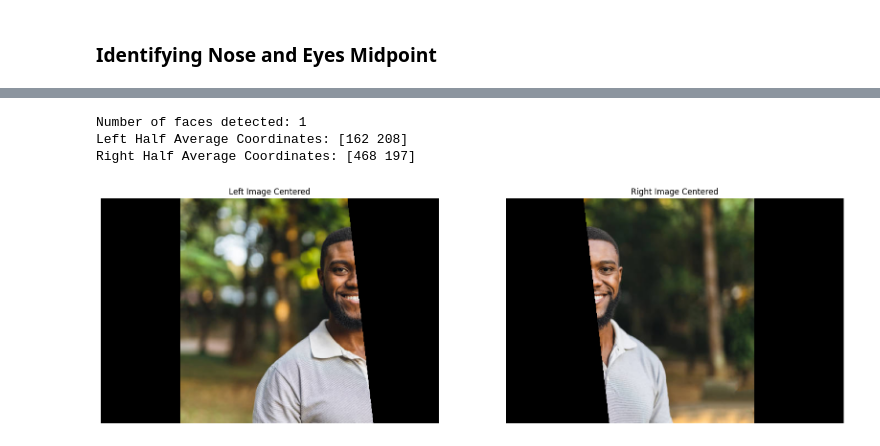
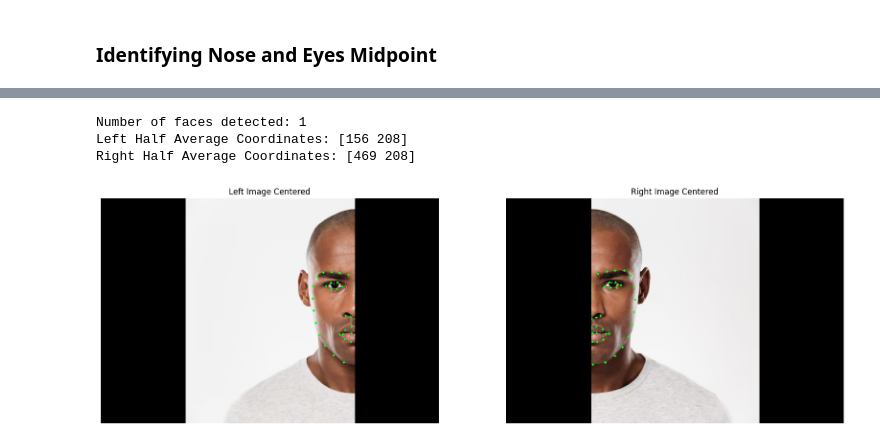
Before and after one commit to Xavaitron/Face_Detection, a Jupyter notebook: Dlib_Model/main.ipynb, the cells around one changed output, grey strips where cells are left out. Cells and saved outputs as stored; diff of their text form; code cells hidden in the pictures.

```diff
--- a/Dlib_Model/main.ipynb
+++ b/Dlib_Model/main.ipynb
@@ -7,7 +7,7 @@ import dlib
 ### Model Testing
 # %%
 PREDICTOR_PATH = "shape_predictor_68_face_landmarks.dat"
-IMAGE_PATH = "./image.png"
+IMAGE_PATH = "./img2.png"
 
 # Initialize dlib's face detector and facial landmark predictor
 detector = dlib.get_frontal_face_detector()
@@ -16,6 +16,8 @@ predictor = dlib.shape_predictor(PREDICTOR_PATH)
 # Load the image
 image = cv2.imread(IMAGE_PATH)
 img_copy_1 = image.copy()
+img_copy_2 = image.copy()
+img_copy_3 = image.copy()
 left_half = image.copy()
 right_half = image.copy()
 if image is None:
@@ -27,6 +29,7 @@ gray = cv2.cvtColor(image, cv2.COLOR_BGR2GRAY)
 
 # Detect faces
 faces = detector(gray)
+print(faces)
 print(f"Number of faces detected: {len(faces)}")
 
 for face in faces:
@@ -215,25 +145,6 @@ Number of faces detected: 1
 # %%
-import cv2
-import matplotlib.pyplot as plt
-import dlib
-import numpy as np
-
-# Paths
-PREDICTOR_PATH = "shape_predictor_68_face_landmarks.dat"
-IMAGE_PATH = "./img.png"
-
-# Initialize dlib's face detector and facial landmark predictor
-detector = dlib.get_frontal_face_detector()
-predictor = dlib.shape_predictor(PREDICTOR_PATH)
-
-# Load the image
-image = cv2.imread(IMAGE_PATH)
-if image is None:
-    print(f"Image not found at {IMAGE_PATH}")
-    exit()
-
 # Convert to grayscale
-gray = cv2.cvtColor(image, cv2.COLOR_BGR2GRAY)
+gray = cv2.cvtColor(img_copy_2, cv2.COLOR_BGR2GRAY)
 
 # Detect faces
 faces = detector(gray)
@@ -294,33 +205,33 @@ for face in faces:
         right_avg = np.mean(right_nonzero, axis=0).astype(int)[0]
         diff_right = right_avg[0] - width//2
         print(f"Right Half Average Coordinates: {right_avg}")
 
     # Apply affine transformation to shift images
     # Define the transformation matrix for the left image (shift right)
     M_left = np.float32([[1, 0, diff_left], [0, 1, 0]])
 
     # Define the transformation matrix for the right image (shift left)
     M_right = np.float32([[1, 0, -diff_right], [0, 1, 0]])
 
     # Apply the transformations
     left_image_shifted = cv2.warpAffine(left_image, M_left, (width, height))
     right_image_shifted = cv2.warpAffine(right_image, M_right, (width, height))
 
     # Display the shifted images
     plt.figure(figsize=(20, 8))
     plt.subplot(1, 2, 1)
     plt.imshow(cv2.cvtColor(left_image_shifted, cv2.COLOR_BGR2RGB))
     plt.title("Left Image Centered")
     plt.axis('off')
 
     plt.subplot(1, 2, 2)
     plt.imshow(cv2.cvtColor(right_image_shifted, cv2.COLOR_BGR2RGB))
     plt.title("Right Image Centered")
     plt.axis('off')
 
     plt.show()
 # %% [output]
 Number of faces detected: 1
-Left Half Average Coordinates: [162 208]
-Right Half Average Coordinates: [468 197]
+Left Half Average Coordinates: [156 208]
+Right Half Average Coordinates: [469 208]
-[figure, old version]
+[figure, new version]
```
Also changed, not shown: parts of 4 cells of this notebook, 12 other files.
